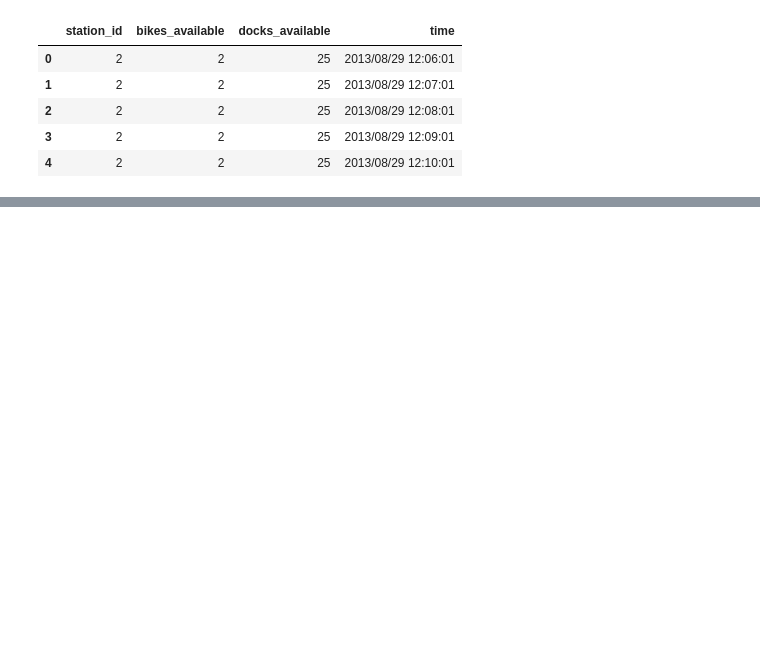
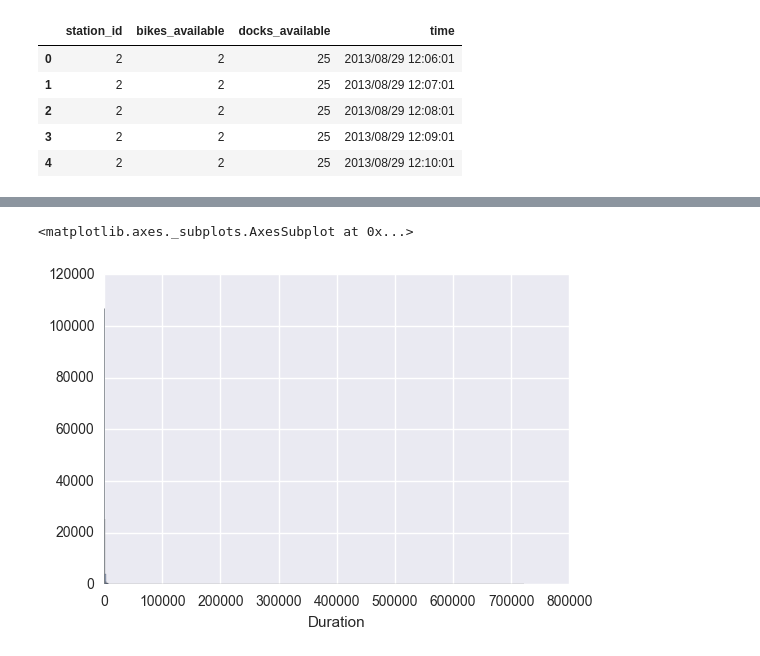
Before and after one commit to egusahiroaki/Jupyter_Sample, a Jupyter notebook: bikeshare.ipynb, the cells around one changed output, grey strips where cells are left out. Saved outputs shown, nothing was run; the diff lists cells and outputs as text; code cells hidden in the pictures; blank space fills up the shorter version.

```diff
--- a/bikeshare.ipynb
+++ b/bikeshare.ipynb
@@ -76,0 +163,10 @@ status_df.tail()
+# %%
+#trip_df["Bike #"].value_counts()
+%matplotlib inline
+import seaborn as sns
+
+#cx = sns.countplot(x='Duration', data=trip_df)
+sns.distplot(trip_df["Duration"], kde=False, rug=False, bins=1000)
+# %% [output]
+<matplotlib.axes._subplots.AxesSubplot at 0x...>
+[figure, added]
```
Also changed, not shown: parts of 29 cells of this notebook, 2 other files.
